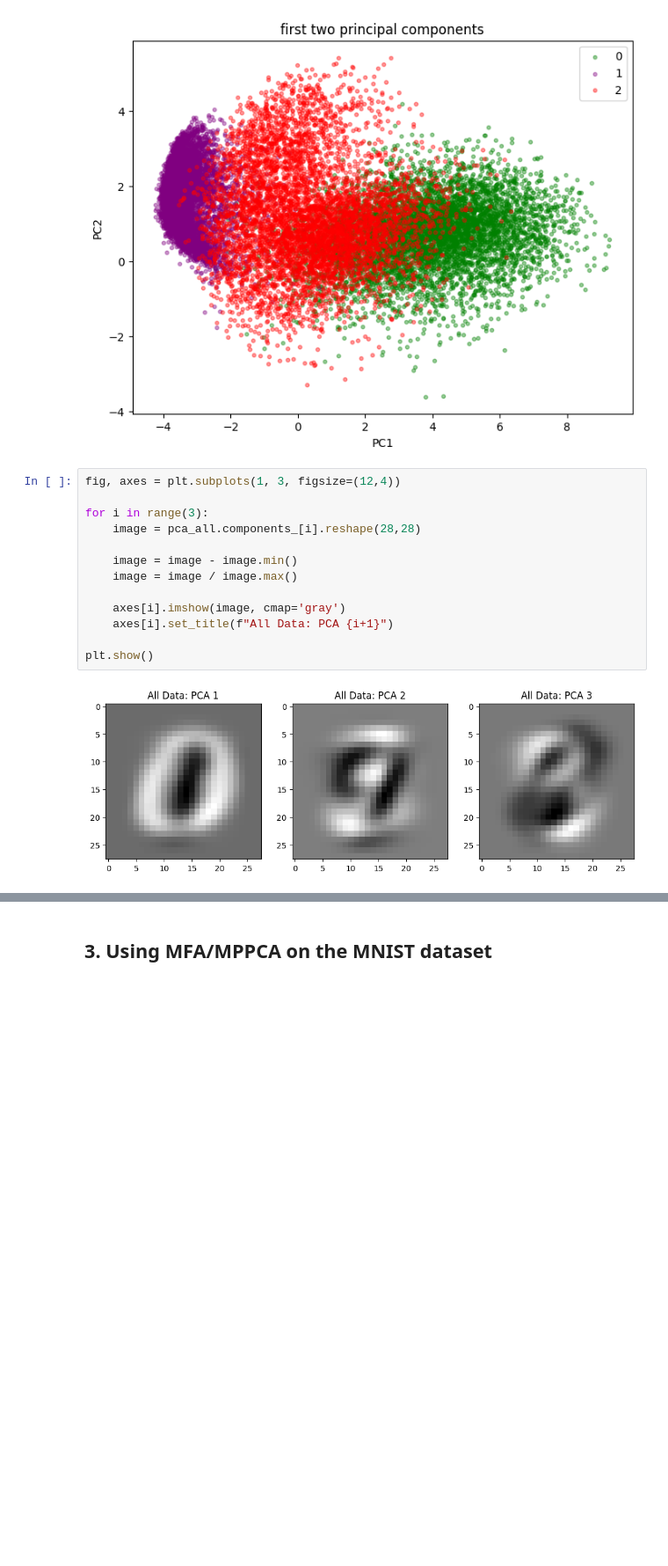
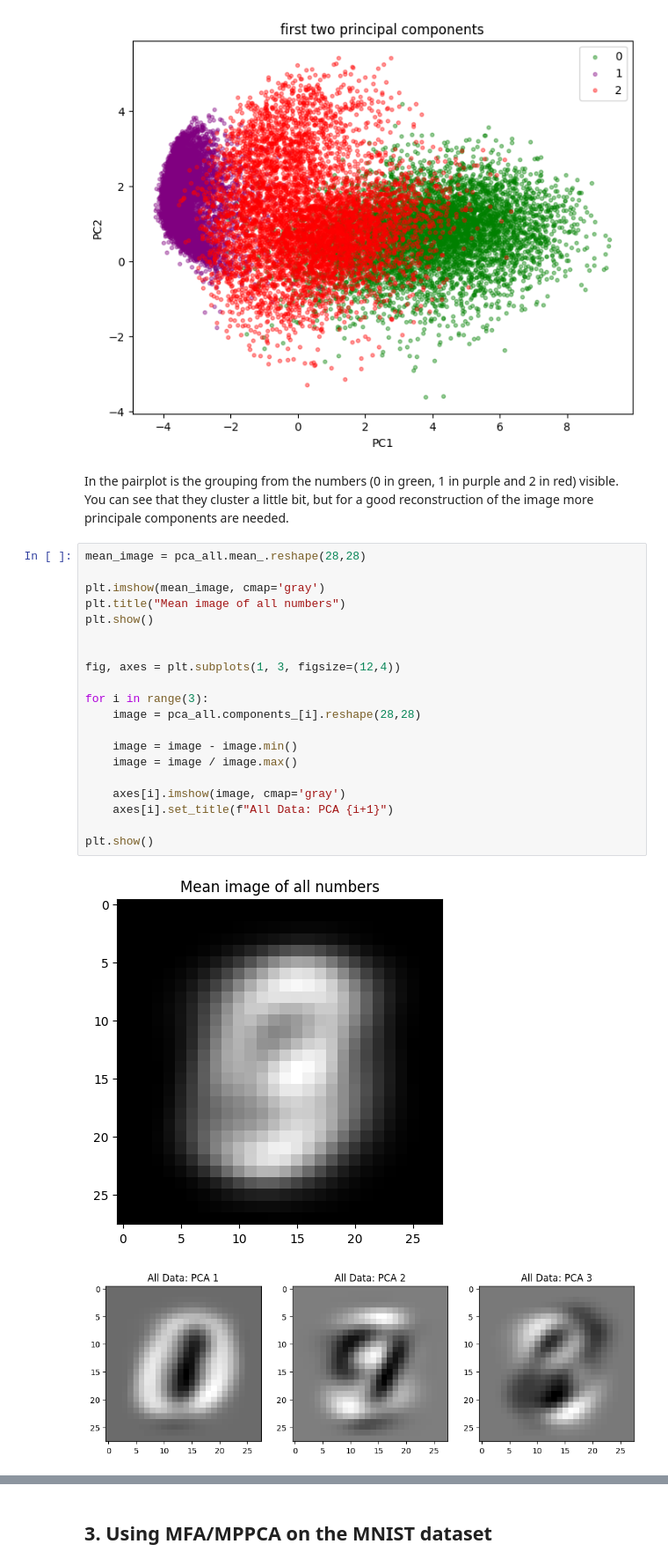
Before and after one commit to HendrikHigl/ma-cs-apml, a Jupyter notebook: pPCA_MNIST_project/ppca_image_reconstruction_project_final.ipynb, the cells around one changed output, grey strips where cells are left out. Shown at 88% size. Saved outputs shown, nothing was run; the diff lists cells and outputs as text; blank space fills up the shorter version.

```diff
--- a/pPCA_MNIST_project/ppca_image_reconstruction_project_final.ipynb
+++ b/pPCA_MNIST_project/ppca_image_reconstruction_project_final.ipynb
@@ -330,18 +331,28 @@ plt.title("first two principal components")
 plt.show()
 # %% [output]
 [figure]
+# %% [markdown]
+In the pairplot is the grouping from the numbers (0 in green, 1 in purple and 2 in red) visible. You can see that they cluster a little bit, but for a good reconstruction of the image more principale components are needed.
 # %%
+mean_image = pca_all.mean_.reshape(28,28)
+
+plt.imshow(mean_image, cmap='gray')
+plt.title("Mean image of all numbers")
+plt.show()
+
+
 fig, axes = plt.subplots(1, 3, figsize=(12,4))
 
 for i in range(3):
     image = pca_all.components_[i].reshape(28,28)
 
     image = image - image.min()
     image = image / image.max()
 
     axes[i].imshow(image, cmap='gray')
     axes[i].set_title(f"All Data: PCA {i+1}")
 
 plt.show()
 # %% [output]
-[figure, old version]
+[figure, new version]
+[figure, added]
```
Also changed, not shown: parts of 4 cells of this notebook.
